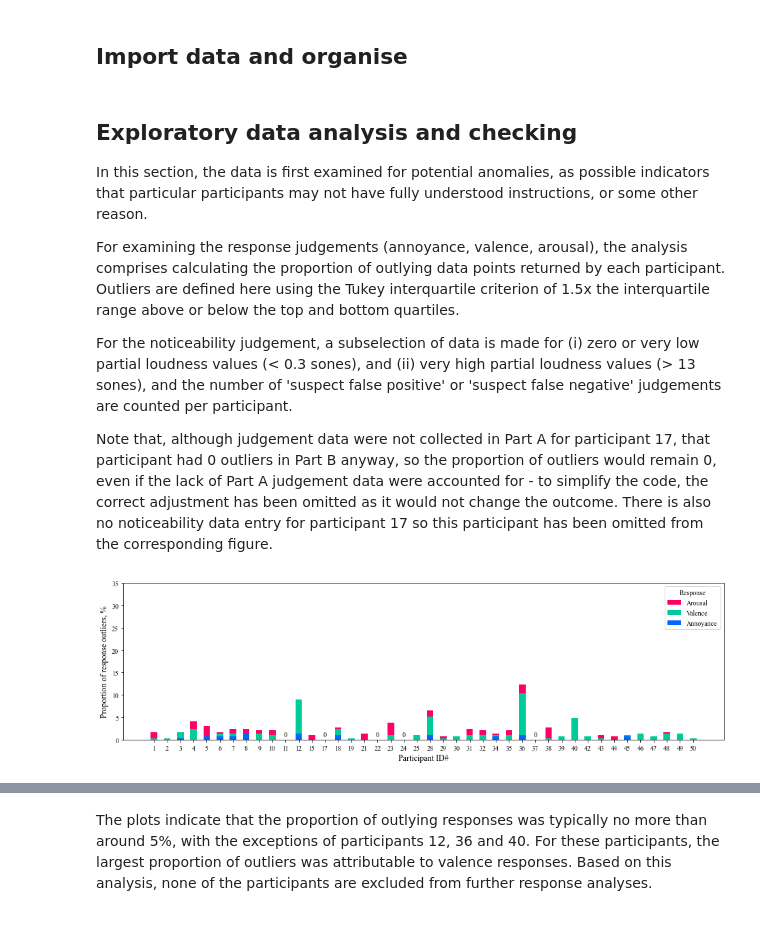
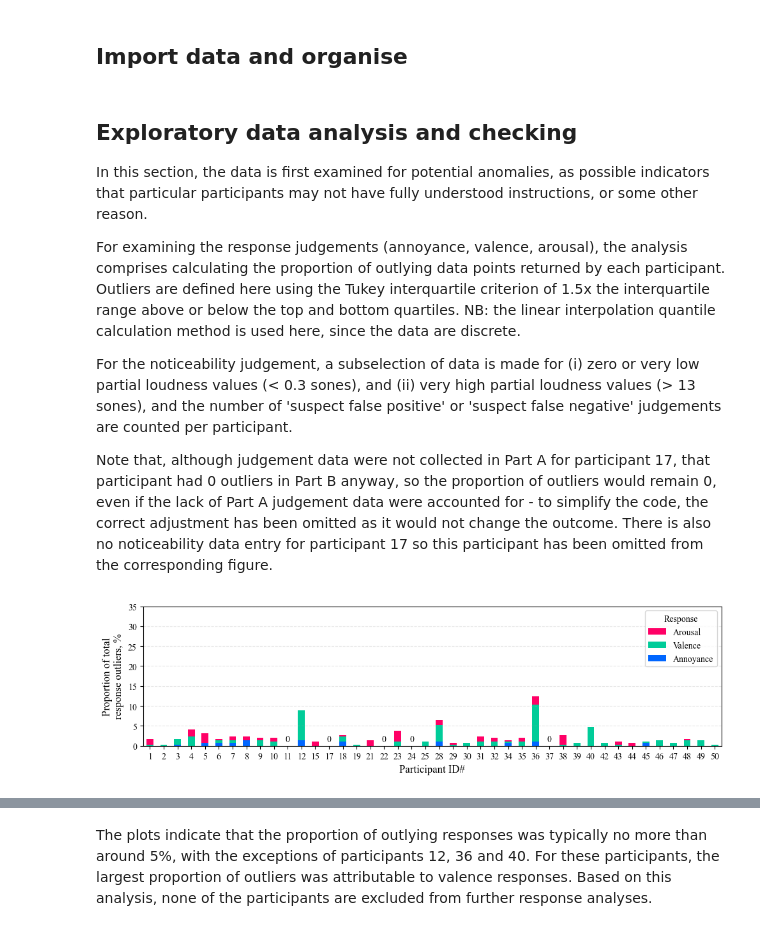
Before and after one commit to acoustics-code-salford/refmap-psychoacoustics, a Jupyter notebook: src/refmap_psychoacoustics/notebooks/refmap_listest1_analysis_EDA_check+sample.ipynb, the cells around one changed output, grey strips where cells are left out. Saved outputs shown, nothing was run; the diff lists cells and outputs as text; code cells hidden in the pictures.

```diff
--- a/src/refmap_psychoacoustics/notebooks/refmap_listest1_analysis_EDA_check+sample.ipynb
+++ b/src/refmap_psychoacoustics/notebooks/refmap_listest1_analysis_EDA_check+sample.ipynb
@@ -82,6 +83,11 @@ fileExts = "*.csv"
 dataByStimFilePath = list(QFileDialog.getOpenFileName(filter="refmap_listest1_testdata_ByStim.csv",
                                                       caption=r"Open refmap_listest1_testdata_ByStim.csv in: \03 Experiment\Experiment 1\Analysis\PostProcess"))[0]
 dataByStimTest = pd.read_csv(dataByStimFilePath, index_col=0)
+
+# data by subject
+dataBySubjTestFilePath = list(QFileDialog.getOpenFileName(filter="refmap_listest1_testdata_BySubj.csv",
+                                                     caption=r"Open refmap_listest1_testdata_BySubj.csv in: \03 Experiment\Experiment 1\Analysis\PostProcess"))[0]
+dataBySubjTest = pd.read_csv(dataBySubjTestFilePath, index_col=False)
 
 # Part A data by subject
 partADataFilePath = list(QFileDialog.getOpenFileName(filter="refmap_listest1_testdataA_BySubj.csv",
@@ -109,8 +115,13 @@ for dataset in [dataByStimTest, partADataBySubj]:
 
 In this section, the data is first examined for potential anomalies, as possible indicators that particular participants may not have fully understood instructions, or some other reason.
 
-For examining the response judgements (annoyance, valence, arousal), the analysis comprises calculating the proportion of outlying data points returned by each participant. Outliers are defined here using the Tukey interquartile criterion of 1.5x the interquartile range above or below the top and bottom quartiles.
+For examining the response judgements (annoyance, valence, arousal), the analysis comprises calculating the proportion of outlying data points returned by each participant. Outliers are defined here using the Tukey interquartile criterion of 1.5x the interquartile range above or below the top and bottom quartiles. NB: the linear interpolation quantile calculation method is used here, since the data are discrete.
 
 For the noticeability judgement, a subselection of data is made for (i) zero or very low partial loudness values (< 0.3 sones), and (ii) very high partial loudness values (> 13 sones), and the number of 'suspect false positive' or 'suspect false negative' judgements are counted per participant.
 
 Note that, although judgement data were not collected in Part A for participant 17, that participant had 0 outliers in Part B anyway, so the proportion of outliers would remain 0, even if the lack of Part A judgement data were accounted for - to simplify the code, the correct adjustment has been omitted as it would not change the outcome. There is also no noticeability data entry for participant 17 so this participant has been omitted from the corresponding figure.
+# %%
+# identify the number of ratings each participant gave from the dataBySubj dataset
+ratingsCountByParticipant = pd.DataFrame(index=dataBySubjTest['ID'].unique(), dtype=np.int64)
+for id, group in dataBySubjTest.groupby('ID'):
+    ratingsCountByParticipant.loc[id, 'count'] = group.shape[0]
@@ -208,37 +233,38 @@ TotalOutTestScore = AnnoyOutTestScore + ValenceOutTestScore + ArousalOutTestScor
 # %%
 # plot response outliers
-fig, ax = plt.subplots(figsize=(13, 4))
-OutScoreProps = {"Annoyance": AnnoyOutTestScore/AnnoyOutTest.shape[0],
-                 "Valence": ValenceOutTestScore/ValenceOutTest.shape[0],
-                 "Arousal": ArousalOutTestScore/ArousalOutTest.shape[0]}
+fig, ax = plt.subplots(figsize=(10, 3))
+OutScoreProps = pd.DataFrame.from_dict({"Annoyance": AnnoyOutTestScoreProps,
+                                        "Valence": ValenceOutTestScoreProps,
+                                        "Arousal": ArousalOutTestScoreProps})
 width = 0.5
 bottom = np.zeros(ArousalOutTestScore.index.size)
 
 for ii, (responseType, OutScoreProp) in enumerate(OutScoreProps.items()):
     p = ax.bar(OutScoreProp.index.astype(str), 100/3*OutScoreProp, width,
                label=responseType,
                bottom=bottom, color=mycolours[ii])
     bottom += 100/3*OutScoreProp
 
-TotalOutTestScoreProp = TotalOutTestScore/(AnnoyOutTest.shape[0]
-                                           + ValenceOutTest.shape[0]
-                                           + ArousalOutTest.shape[0])
-barLabels = (100*np.round(TotalOutTestScoreProp, 2)).astype(int).astype(str)
-barLabels[TotalOutTestScoreProp != 0] = ""
+barLabels = (100*np.round(TotalOutTestScoreProps, 2)).astype(int).astype(str)
+barLabels[TotalOutTestScoreProps != 0] = ""
 ax.bar_label(container=p, labels=barLabels, padding =3)
 
 
 handles, labels = ax.get_legend_handles_labels()
 ax.legend(handles[::-1], labels[::-1], title="Response")
-ax.set(xticks=OutScoreProp.index.astype(str), yticks=range(0, 40, 5), ylabel="Proportion of response outliers, %",
-       xlabel="Participant ID#")
+
+ax.grid(which='major', axis='y', linestyle='--', alpha=0.3)
+ax.set(xticks=OutScoreProp.index.astype(str), yticks=range(0, 40, 5),
+       ylabel="Proportion of total" + "\n" + "response outliers, %",
+       xlabel="Participant ID#",
+       xlim=(-0.5, len(OutScoreProps.index) - 0.5))
 
 if saveplots:
     plt.savefig(os.path.join(outFigPath, "svg", "ResponseOutliersTukey.svg"),
                 format='svg')
     plt.savefig(os.path.join(outFigPath, "pdf", "ResponseOutliersTukey.pdf"),
                 format='pdf')
 
 plt.show()
 # %% [output]
-[figure, old version]
+[figure, new version]
```
Also changed, not shown: parts of 11 cells of this notebook, 12 other files.
